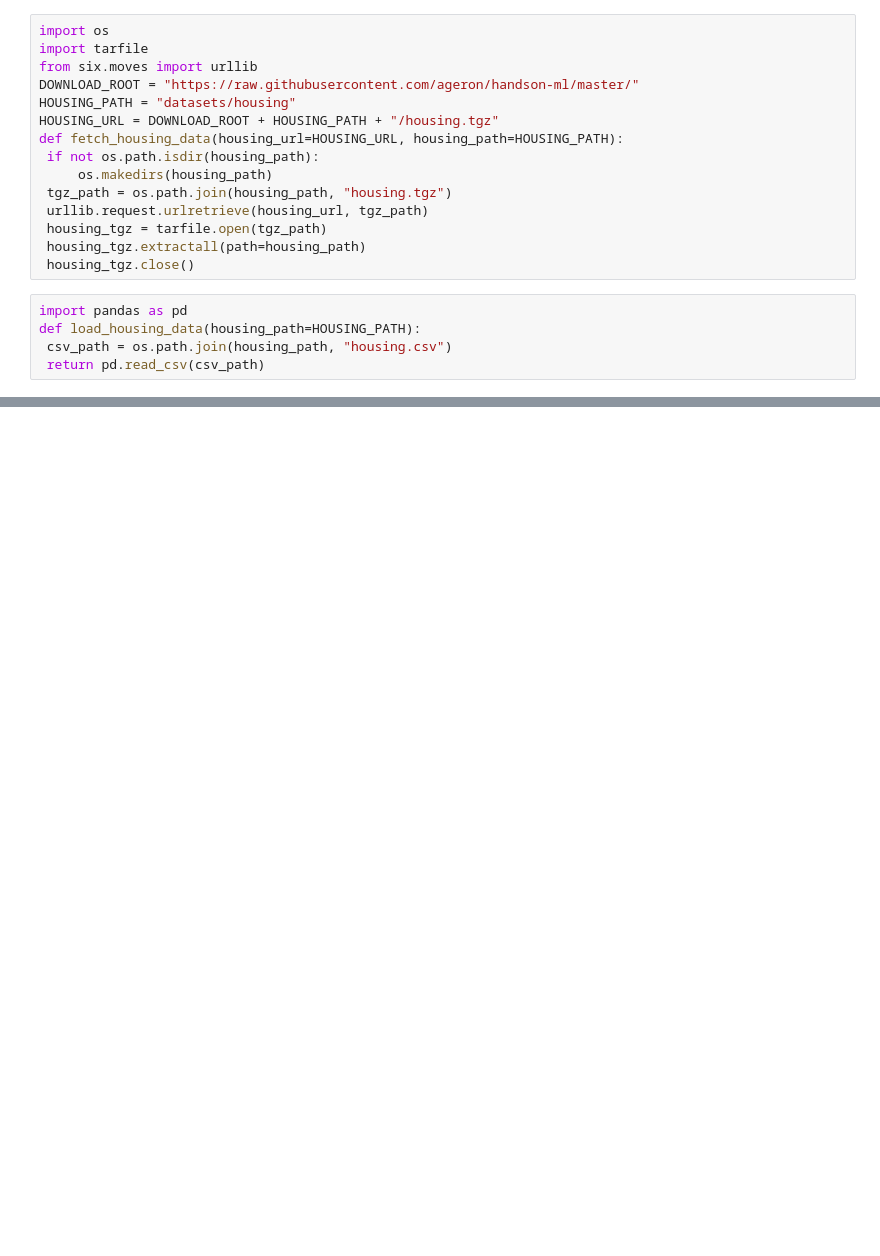
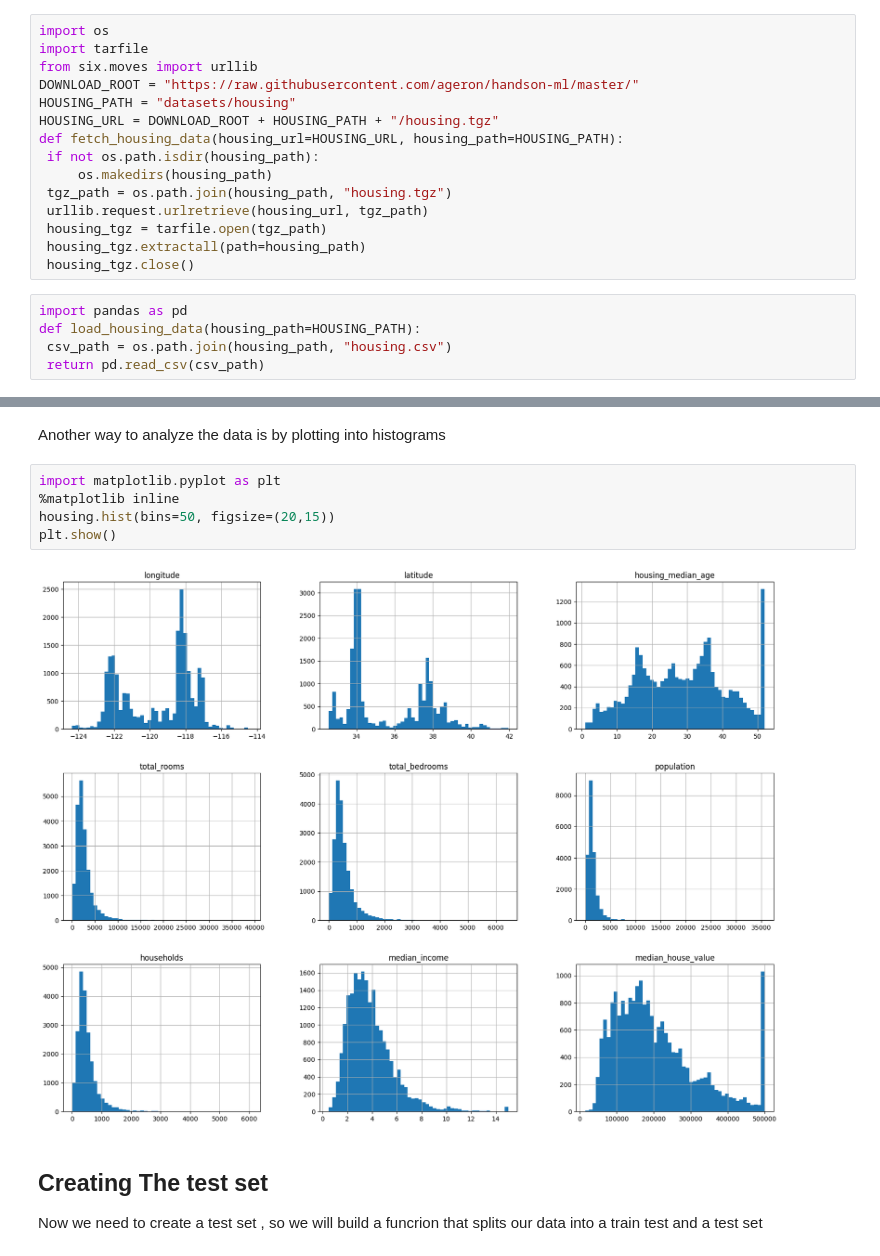
Before and after one commit to Chamiln17/Machine-Learning-Projects, a Jupyter notebook: Housing.ipynb, the cells around one changed output, grey strips where cells are left out. Drawn from its saved outputs; the diff is of its cells as text; blank space fills up the shorter version.

Commit message:
Creating the test set

```diff
--- a/Housing.ipynb
+++ b/Housing.ipynb
@@ -46,0 +83,12 @@ memory usage: 1.6+ MB
+# %% [markdown]
+Another way to analyze the data is by plotting into histograms
+# %%
+import matplotlib.pyplot as plt
+%matplotlib inline
+housing.hist(bins=50, figsize=(20,15))
+plt.show()
+# %% [output]
+[figure, added]
+# %% [markdown]
+## Creating The test set
+Now we need to create a test set , so we will build a funcrion that splits our data into a train test and a test set
```
Also changed, not shown: parts of 10 cells of this notebook.
